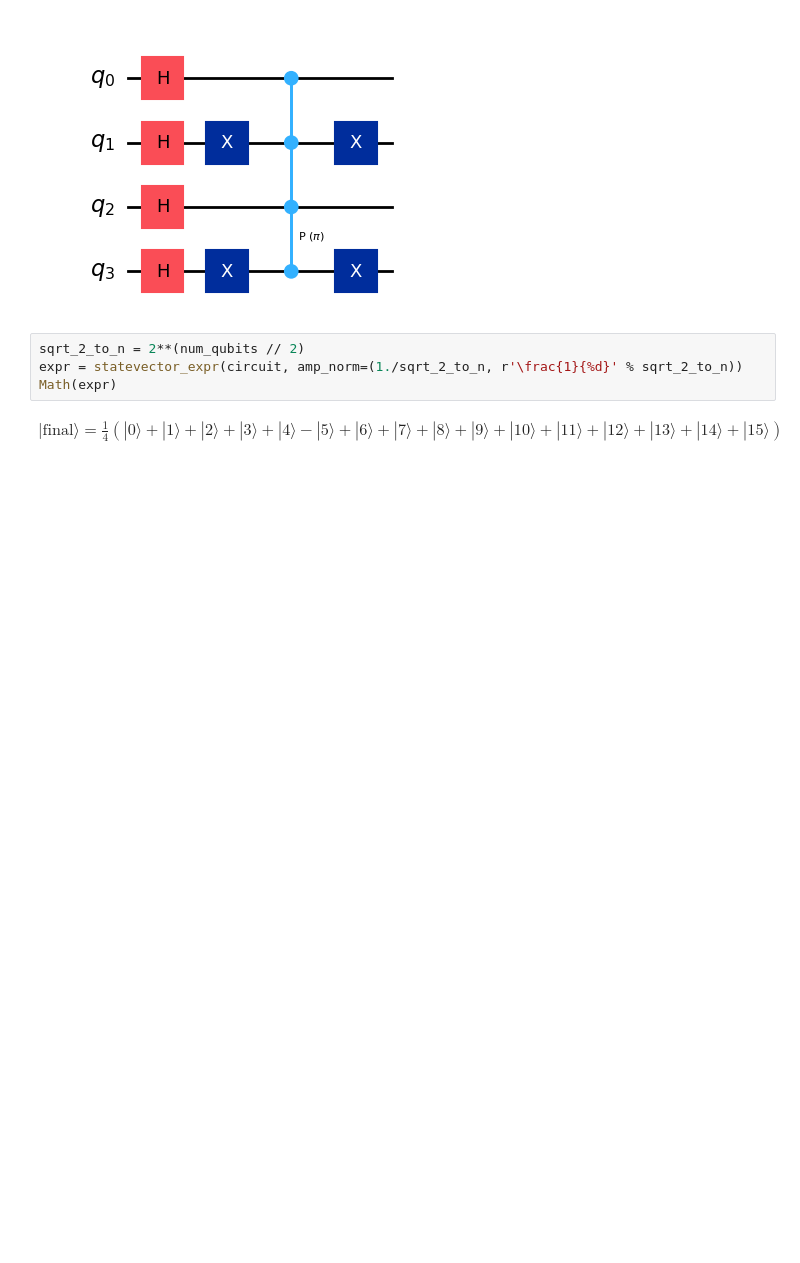
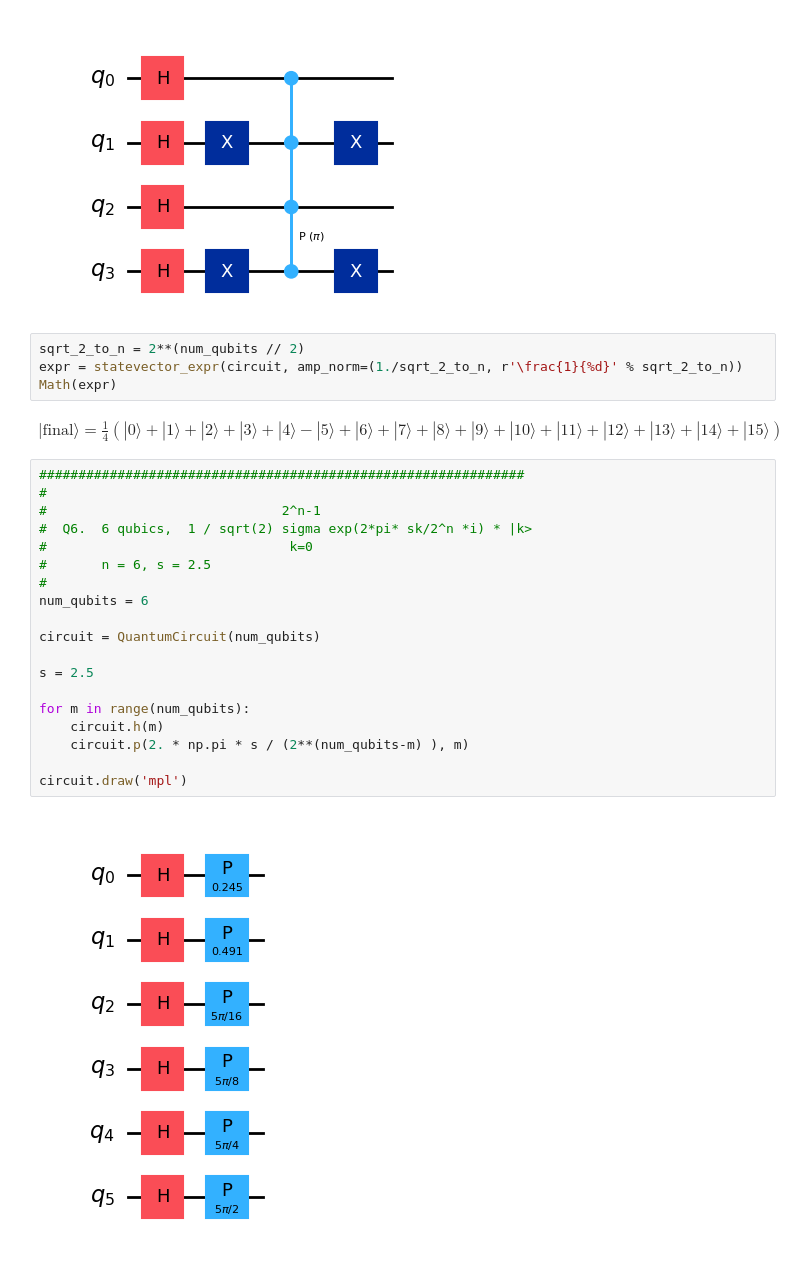
Before and after one commit to miketorii/ProjectX, a Jupyter notebook: Quantum/simplecalc.ipynb, the cells around one changed output. Saved outputs shown, nothing was run; the diff lists cells and outputs as text; blank space fills up the shorter version.

```diff
--- a/Quantum/simplecalc.ipynb
+++ b/Quantum/simplecalc.ipynb
@@ -138,3 +138,24 @@ expr = statevector_expr(circuit, amp_norm=(1./sqrt_2_to_n, r'\frac{1}{%d}' % sqr
 Math(expr)
 # %% [output]
 $\displaystyle | \text{final} \rangle = \frac{1}{4}\left( |0\rangle +  |1\rangle +  |2\rangle +  |3\rangle +  |4\rangle -  |5\rangle +  |6\rangle +  |7\rangle +  |8\rangle +  |9\rangle +  |10\rangle +  |11\rangle +  |12\rangle +  |13\rangle +  |14\rangle +  |15\rangle\right)$
+# %%
+##############################################################
+#
+#                              2^n-1
+#  Q6.  6 qubics,  1 / sqrt(2) sigma exp(2*pi* sk/2^n *i) * |k>
+#                               k=0
+#       n = 6, s = 2.5
+#
+num_qubits = 6
+
+circuit = QuantumCircuit(num_qubits)
+
+s = 2.5
+
+for m in range(num_qubits):
+    circuit.h(m)
+    circuit.p(2. * np.pi * s / (2**(num_qubits-m) ), m)
+
+circuit.draw('mpl')
+# %% [output]
+[figure, added]
```
Also changed, not shown: parts of 1 cell of this notebook.
